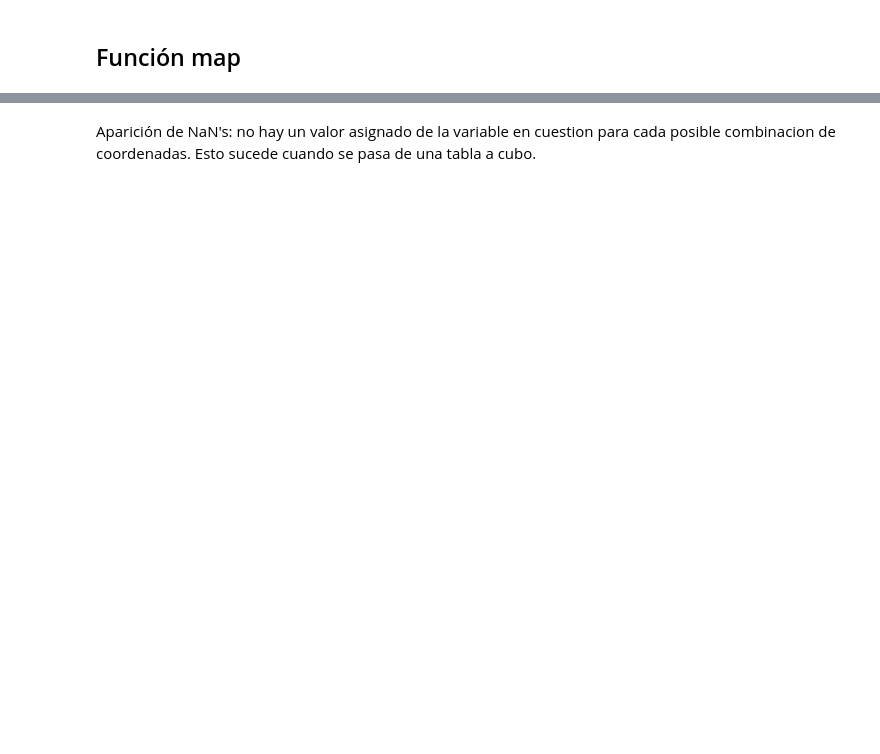
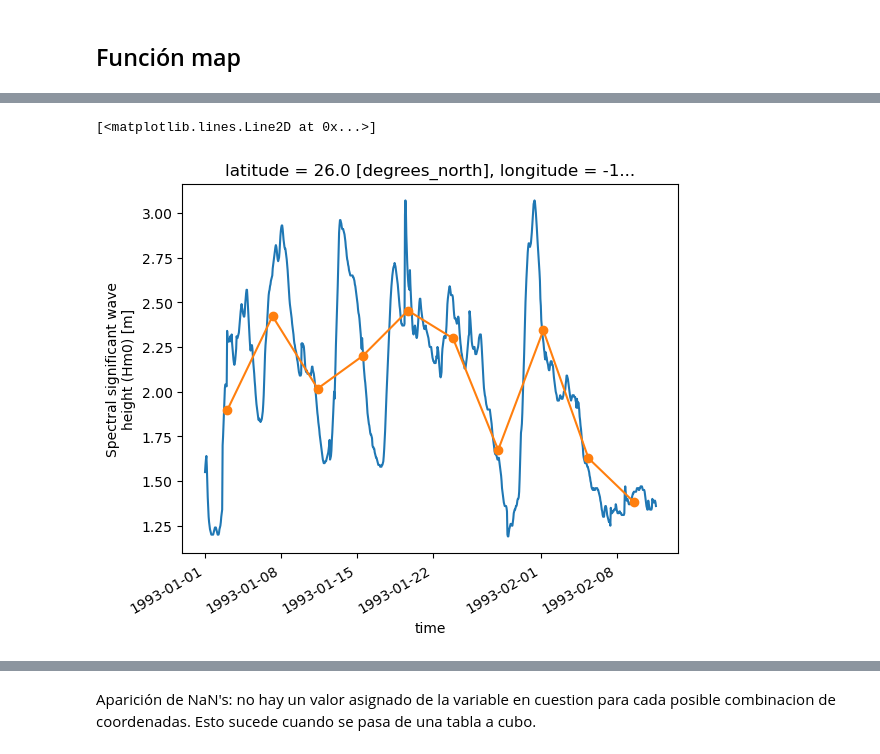
Before and after one commit to aturlione/curso_opendap_xarray, a Jupyter notebook: opendap_xarray.ipynb, the cells around one changed output, grey strips where cells are left out. Drawn from its saved outputs; the diff is of its cells as text; code cells hidden in the pictures; blank space fills up the shorter version.

```diff
--- a/opendap_xarray.ipynb
+++ b/opendap_xarray.ipynb
@@ -248,0 +332,8 @@ subset[0,:,:].plot()
+# %%
+VHM0_c = VHM0[0:1000,:,:].coarsen(time=100).mean()
+# %%
+VHM0[0:1000,0,0].plot()
+VHM0_c[:,0,0].plot(marker='o')
+# %% [output]
+[<matplotlib.lines.Line2D at 0x...>]
+[figure, added]
```
Also changed, not shown: parts of 36 cells of this notebook.
